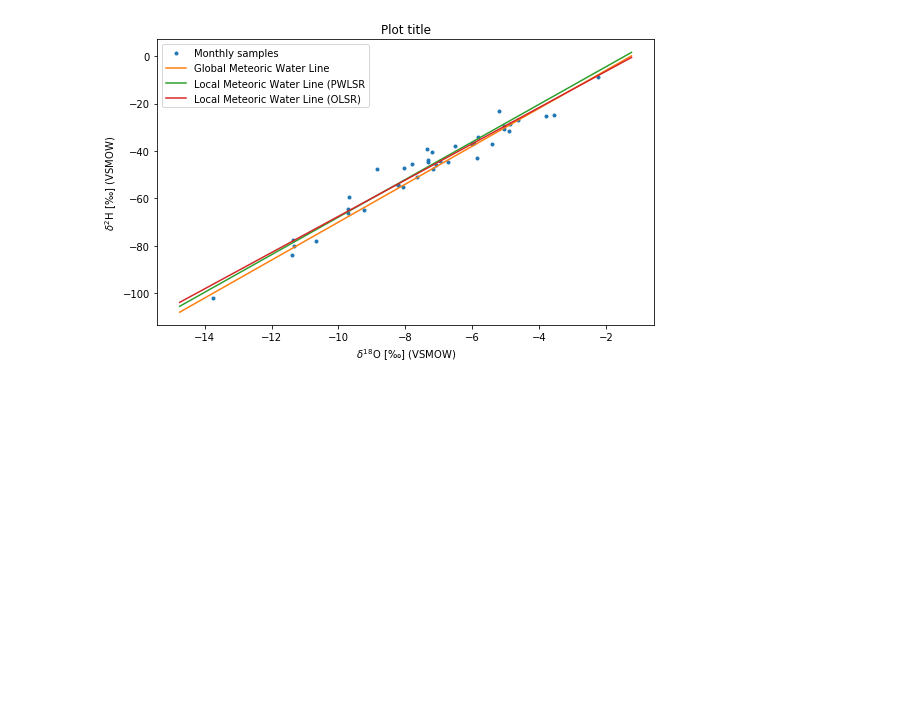
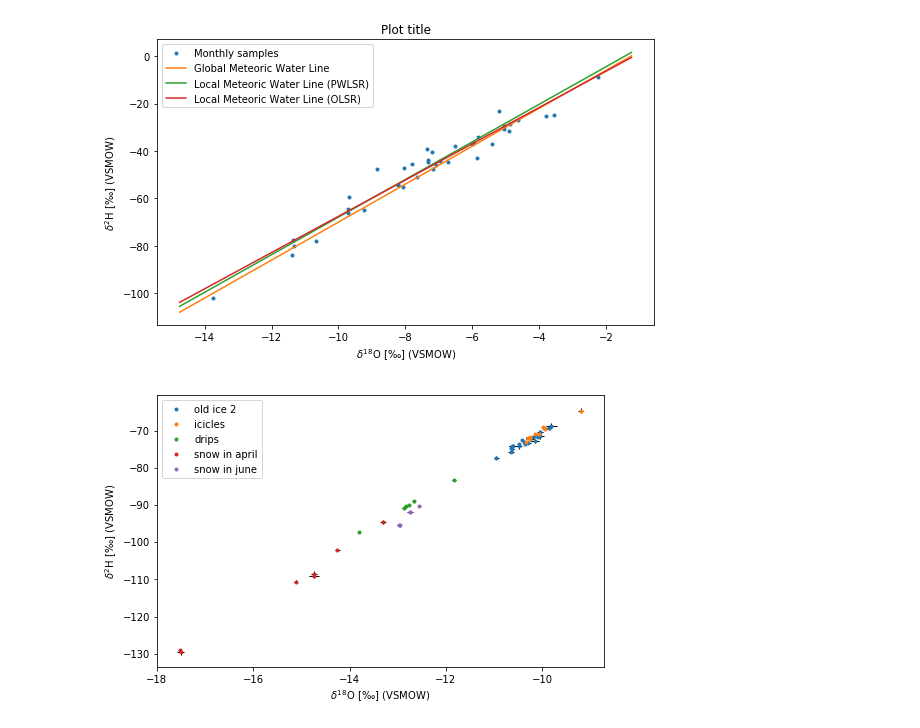
Before and after one commit to tr1813/ice-in-caves, a Jupyter notebook: ipynb/GNIP_isotopes.ipynb, the cells around one changed output. Drawn from its saved outputs; the diff is of its cells as text; code cells hidden in the pictures; blank space fills up the shorter version.

```diff
--- a/ipynb/GNIP_isotopes.ipynb
+++ b/ipynb/GNIP_isotopes.ipynb
@@ -39,0 +21,2 @@ slov
+# %%
+hundsalm = iso.read_excel("../dat/samples_iso_hundsalm_30_07_2019.xlsx")
@@ -65,3 +81,12 @@ gnip.LMWL_plotter(austria,'VI',filename="../fig/GNIP/graz_LWML.pdf")
 gnip.LMWL_plotter(slov,'KOZINA',filename="../fig/GNIP/kozina_LWML.pdf")
 # %% [output]
 [figure]
+# %%
+iso.crossPlotter(hundsalm,{'old ice 2':2,
+                           'icicles':(-999,'ICICLE'),
+                           'drips':(-999,'DRIP'),
+                           'snow in april':3,
+                           'snow in june':4},
+                 filename="../fig/isotopes/iso_samples_Hundsalm_full.pdf")
+# %% [output]
+[figure, added]
```
Also changed, not shown: parts of 25 cells of this notebook, 2 other files.
